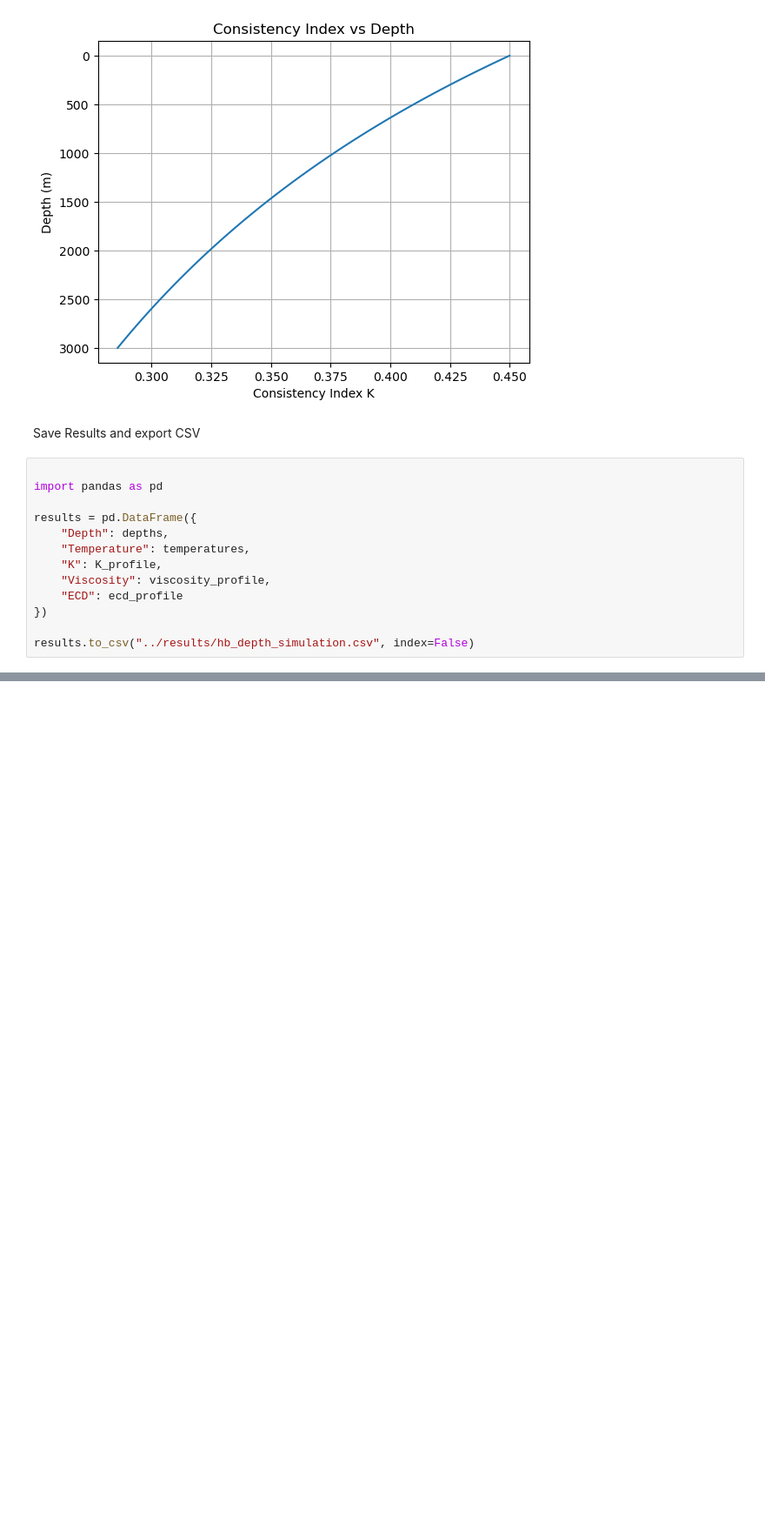
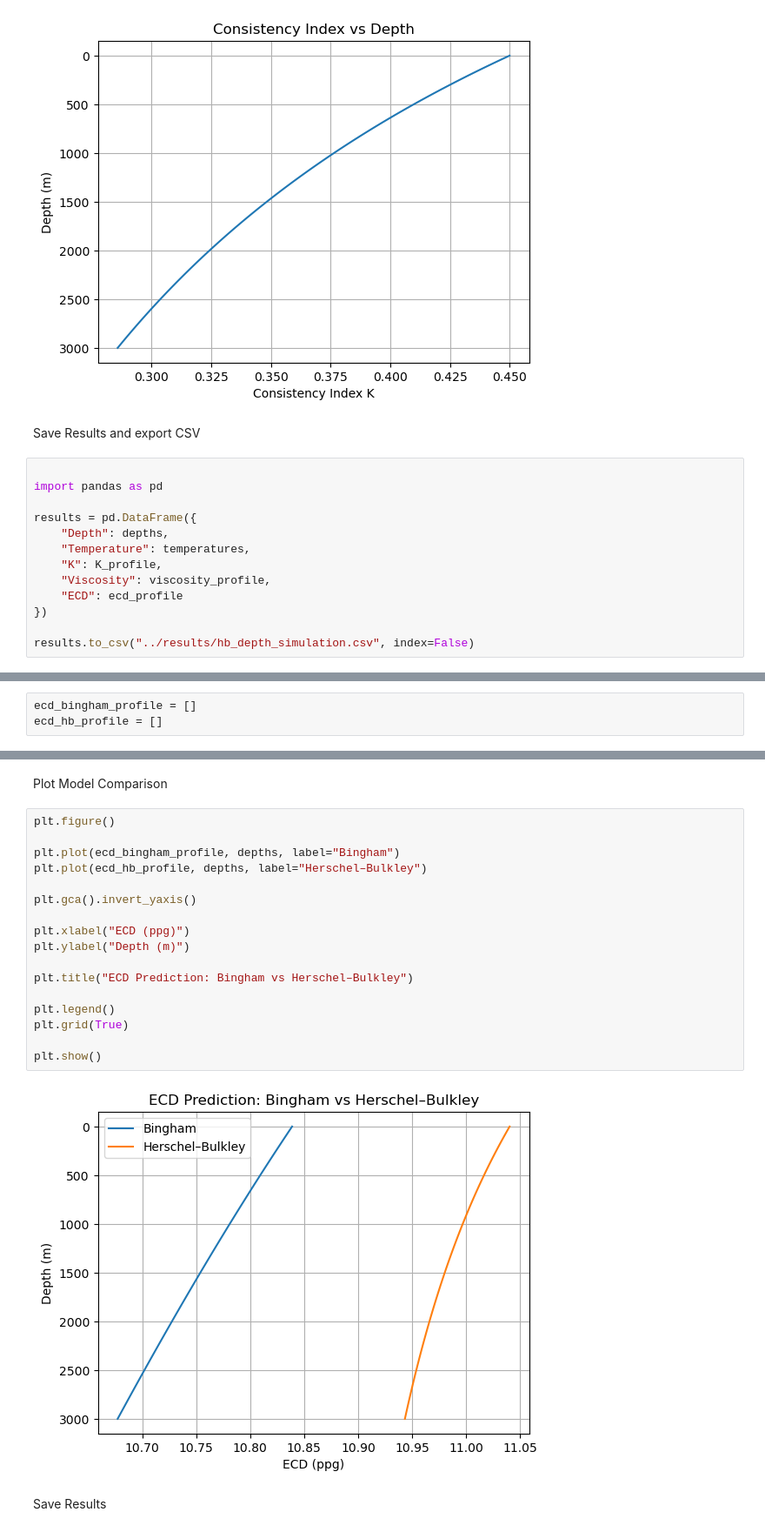
Before and after one commit to Bobi3828/drilling-analytics-engine, a Jupyter notebook: week_03_herschel_bulkley/notebooks/herschel_bulkley_analysis.ipynb, the cells around one changed output, grey strips where cells are left out. Shown at 87% size. Saved outputs shown, nothing was run; the diff lists cells and outputs as text; blank space fills up the shorter version.

Commit message:
Week 3 Day 6: Full depth comparison of Bingham and Herschel-Bulkley ECD models

```diff
--- a/week_03_herschel_bulkley/notebooks/herschel_bulkley_analysis.ipynb
+++ b/week_03_herschel_bulkley/notebooks/herschel_bulkley_analysis.ipynb
@@ -529,0 +534,3 @@ results.to_csv("../results/hb_depth_simulation.csv", index=False)
+# %%
+ecd_bingham_profile = []
+ecd_hb_profile = []
@@ -529,0 +622,23 @@ results.to_csv("../results/hb_depth_simulation.csv", index=False)
+# %% [markdown]
+Plot Model Comparison
+# %%
+plt.figure()
+
+plt.plot(ecd_bingham_profile, depths, label="Bingham")
+plt.plot(ecd_hb_profile, depths, label="Herschel–Bulkley")
+
+plt.gca().invert_yaxis()
+
+plt.xlabel("ECD (ppg)")
+plt.ylabel("Depth (m)")
+
+plt.title("ECD Prediction: Bingham vs Herschel–Bulkley")
+
+plt.legend()
+plt.grid(True)
+
+plt.show()
+# %% [output]
+[figure, added]
+# %% [markdown]
+Save Results
```
Also changed, not shown: parts of 5 cells of this notebook, 3 other files.
